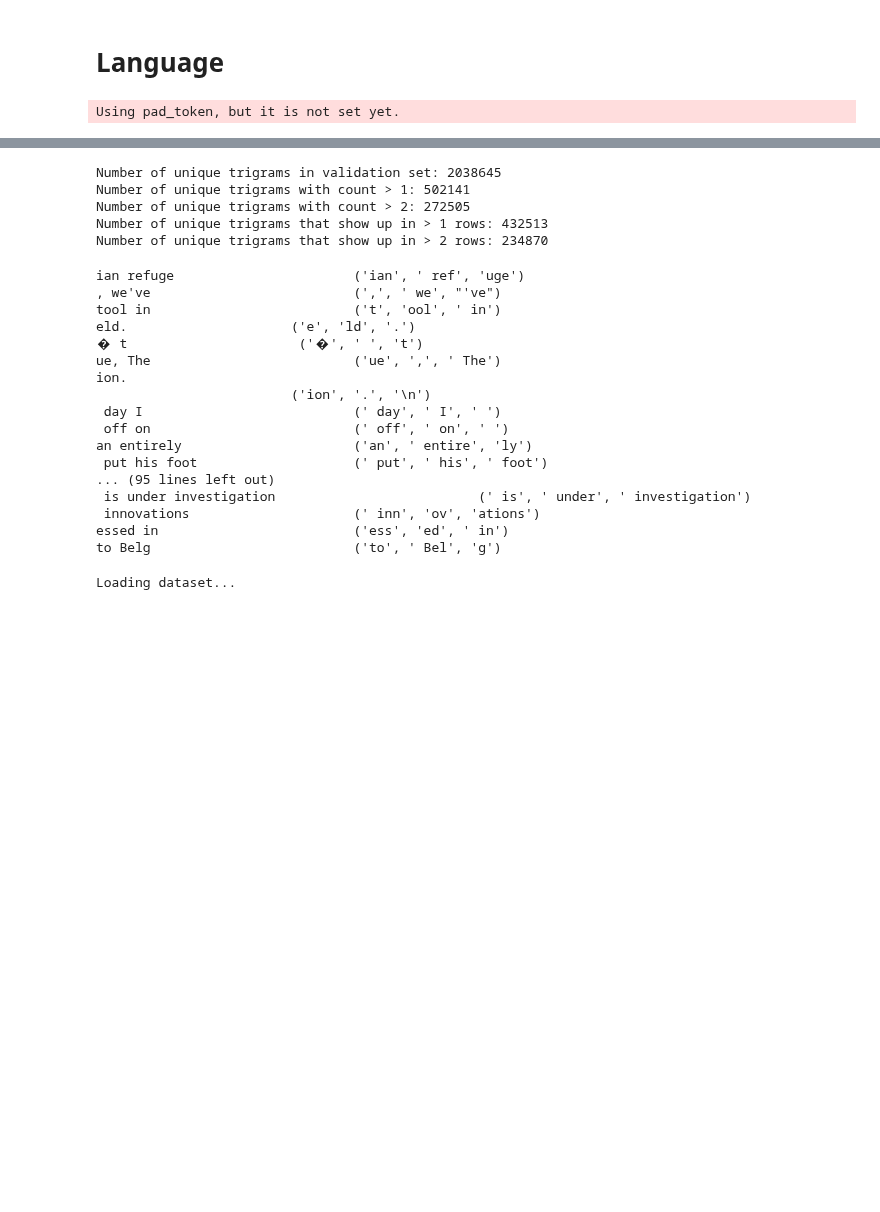
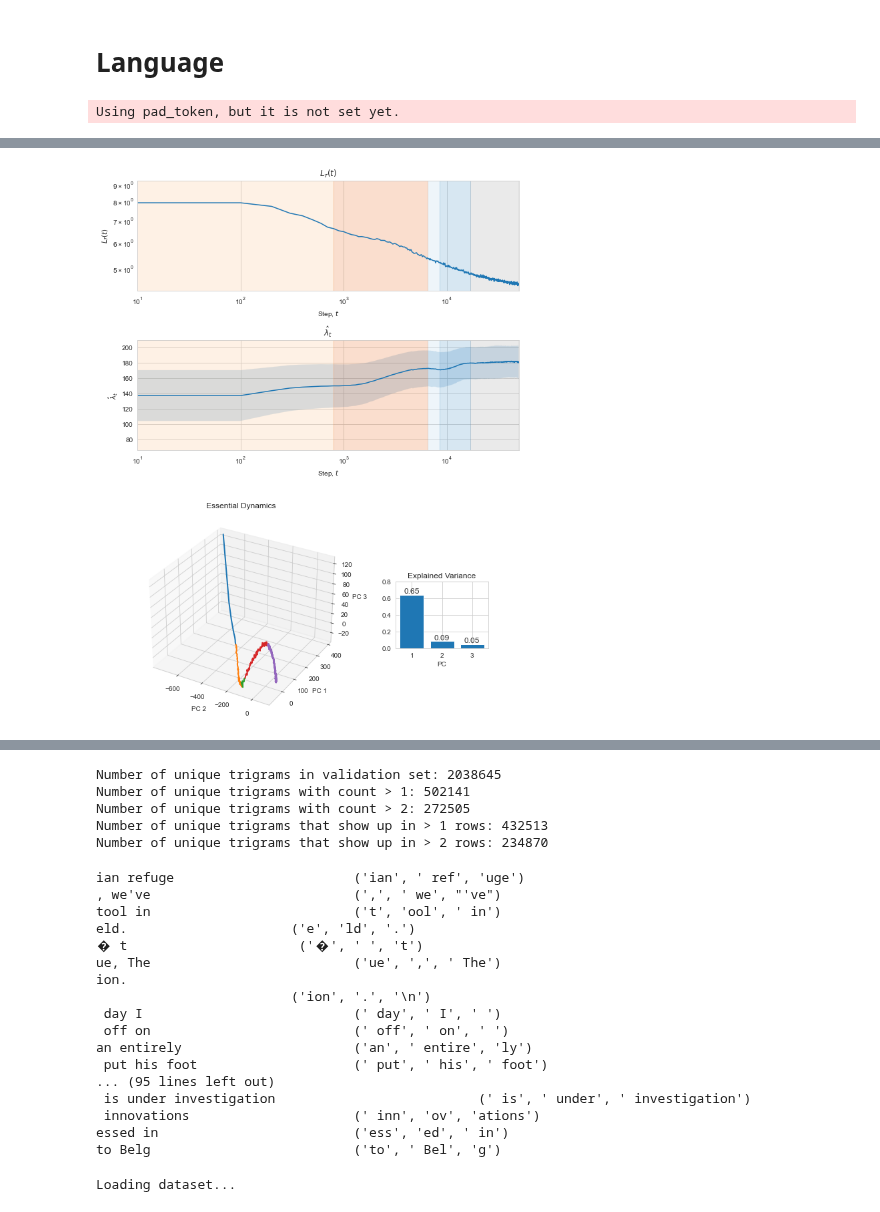
Before and after one commit to timaeus-research/icl, a Jupyter notebook: notebooks/language.ipynb, the cells around one changed output, grey strips where cells are left out. Drawn from its saved outputs; the diff is of its cells as text; code cells hidden in the pictures; blank space fills up the shorter version.

Commit message:
ADD misc figures

```diff
--- a/notebooks/language.ipynb
+++ b/notebooks/language.ipynb
@@ -47,0 +112,83 @@ with open(DATA / 'tokens-10k.pkl','rb') as f:
+# %%
+from icl.figures.colors import gen_transition_colors
+
+
+TRANSITIONS = [
+    (0, 800, "Bigrams"),
+    (800, 6500, "Trigrams?"),
+    (6500, 8500, "Previous-Token Heads"),
+    (8500, 17_000, "Induction Heads"),
+    (17_000, 49_900, "Convergence")
+]
+
+colors = gen_transition_colors(['A', 'A', 'B', 'B', 'Other']) # sns.color_palette("coolwarm_r", n_colors=len(TRANSITIONS))
+# %%
+
+# Set up the grid layout
+from icl.figures.plotting import plot_explained_variance
+
+
+fig = plt.figure(figsize=(9, 12))
+gs = fig.add_gridspec(5, 5, height_ratios=[1, 1, 0.3, .6, 0.3], width_ratios=[1, 1, 0.1, 1, 0.1])
+
+# First row - Line plot
+ax1 = fig.add_subplot(gs[0, :])
+sns.lineplot(losses_df, x='Step', y='loss', ax=ax1)
+ax1.set_title(r'$L_{\mathcal{T}}(t)$')
+ax1.set_xscale('log')
+ax1.set_yscale('log')
+ax1.set_ylabel(r'$L_{\mathcal{T}}(t)$')
+
+# Second row - Line plot
+ax2 = fig.add_subplot(gs[1, :])
+sns.lineplot(llc2_mean_df, x='Step', y='llc_mean', ax=ax2)
+
+# This is over chains not different models, so we don't need the std
+# ax2.fill_between(llc2_mean_df['Step'], llc2_mean_df['llc_mean'] - llc2_std_df['llc_std'], llc2_mean_df['llc_mean'] + llc2_std_df['llc_std'], alpha=0.2)
+ax2.set_title(r'$\hat\lambda_t$')
+ax2.set_xscale('log')
+ax2.set_ylabel(r'$\hat\lambda_t$')
+# ax2.set_yscale('log')
+
+for ax in [ax1, ax2]:
+    ax.set_xlabel('Step, $t$')
+    ax.set_xlim(10, 50_000)
+
+# Third row, first column - 3D Line plot
+ax3 = fig.add_subplot(gs[2:5, 0:2], projection='3d')
+
+for i, (start, end, stage) in enumerate(TRANSITIONS):
+    start_idx = list(steps).index(start)
+    end_idx = list(steps).index(end) + 1
+
+    # ax3.plot(exp_avg_grads_reduced[start_idx:end_idx, 2], exp_avg_grads_reduced[start_idx:end_idx, 1], exp_avg_grads_reduced[start_idx:end_idx, 0],
+    #         #  color=transition_colors[i],
+    #         label=stage, linewidth=2)
+    ax3.plot(-projections[start_idx:end_idx, 0], projections[start_idx:end_idx, 1], projections[start_idx:end_idx, 2],
+            # color=transition_colors[i],
+            label=stage, linewidth=2)
+
+    ax3.set_xlabel('PC 2')
+    ax3.set_ylabel('PC 1')
+    ax3.set_zlabel('PC 3')
+
+
+ax3.set_title('Essential Dynamics')
+
+# Third row, second column - Bar chart
+ax4 = fig.add_subplot(gs[3, 3])
+# sns.barplot(x=range(1, 4), y=pca_1.explained_variance_ratio_[:3], ax=ax4)  # Using every 10th value for clarity
+# plot_explained_variance(pca_1, ax=ax4, num_pca_components=3)
+plot_explained_variance(pca, ax=ax4, num_pca_components=3)
+ax4.set_title('Explained Variance')
+ax4.set_ylabel('')
+ax4.set_ylim(0, 0.8)
+
+# Give ax4 more vertical space
+plot_transitions([ax1, ax2], TRANSITIONS, colors=colors, alpha=0.2)
+
+plt.tight_layout()
+fig.set_facecolor('white')
+plt.show()
+# %% [output]
+[figure, added]
```
Also changed, not shown: parts of 7 cells of this notebook, 7 other files.
